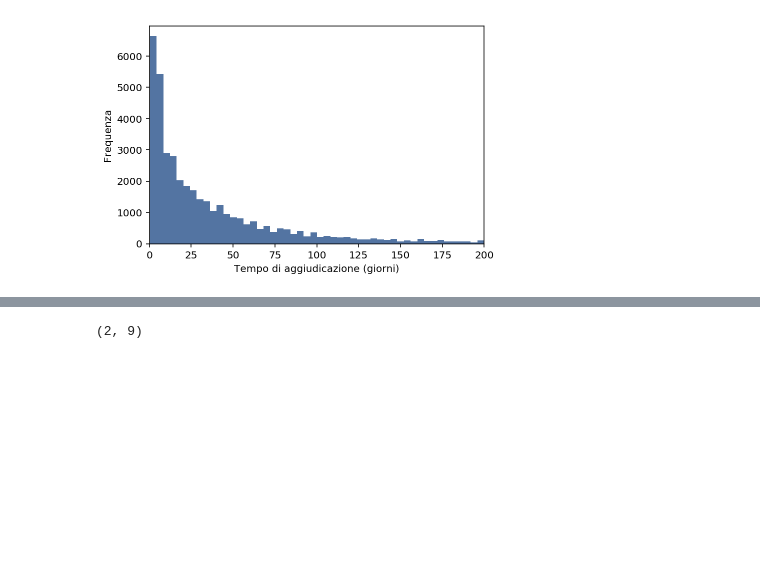
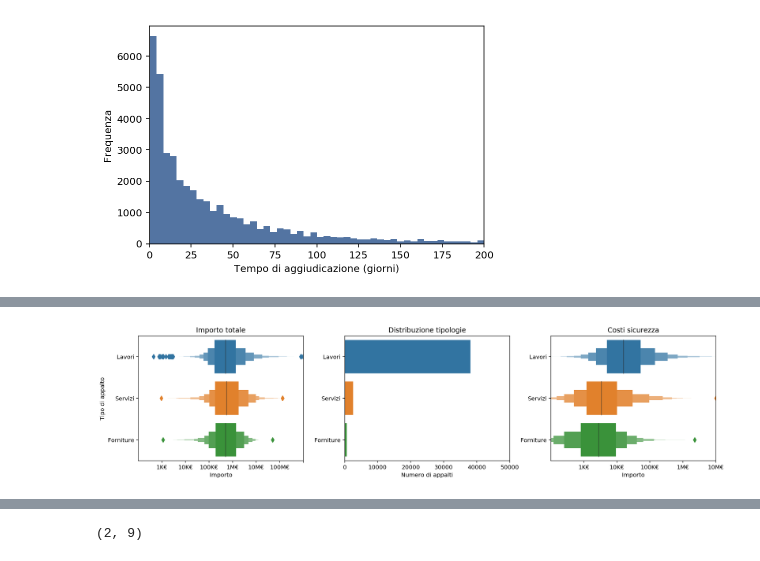
Before and after one commit to AndreaAmico/MIT_italy_data_exploration, a Jupyter notebook: notebooks/explo.ipynb, the cells around one changed output, grey strips where cells are left out. Saved outputs shown, nothing was run; the diff lists cells and outputs as text; code cells hidden in the pictures; blank space fills up the shorter version.

Commit message:
Tipologia e settore appalti e mappa geografica

```diff
--- a/notebooks/explo.ipynb
+++ b/notebooks/explo.ipynb
@@ -181,0 +200,31 @@ ax.set(**{'xlabel':'Tempo di aggiudicazione (giorni)', 'ylabel':'Frequenza', 'xl
+# %%
+fig, (ax1, ax2, ax3) = plt.subplots(1, 3, figsize=(18, 4))
+
+from matplotlib.axes._axes import _log as matplotlib_axes_logger
+matplotlib_axes_logger.setLevel('ERROR')
+
+
+esiti_mod = esiti.dropna(subset=['tipo_appalto'])
+sns.boxenplot(x="log_importo", y="tipo_appalto", data=esiti_mod, ax=ax1)
+ax1.set_xticks([3, 4, 5, 6, 7, 8, 9])
+ax1.set_xticklabels(['1K€', '10K€', '100K€', '1M€', '10M€', '100M€']);
+ax1.set_xlim(2, 9)
+ax1.set(**{'xlabel':'Importo', 'ylabel':'Tipo di appalto', 'title':'Importo totale'})
+
+
+sns.countplot(y='tipo_appalto', data=esiti_mod, ax=ax2)
+ax2.set_xlim(0, 50000)
+ax2.set(**{'xlabel':'Numero di appalti', 'ylabel':None, 'title':'Distribuzione tipologie'})
+
+esiti_mod = esiti.dropna(subset=['tipo_appalto'])
+esiti_mod['log_sicurezza'] = np.log10(esiti_mod.imp_sicurezza)
+sns.boxenplot(x="log_sicurezza", y="tipo_appalto", data=esiti_mod, ax=ax3)
+ax3.set_xticks([3, 4, 5, 6, 7, 8, 9])
+ax3.set_xticklabels(['1K€', '10K€', '100K€', '1M€', '10M€', '100M€']);
+ax3.set_xlim(2, 7)
+ax3.set(**{'xlabel':'Importo', 'ylabel':None, 'title':'Costi sicurezza'})
+
+plt.subplots_adjust(left=None, bottom=None, right=None, top=None, wspace=0.25, hspace=None)
+fig.savefig('../plots/tipo_appalto.png')
+# %% [output]
+[figure, added]
```
Also changed, not shown: parts of 8 cells of this notebook, 6 other files.
